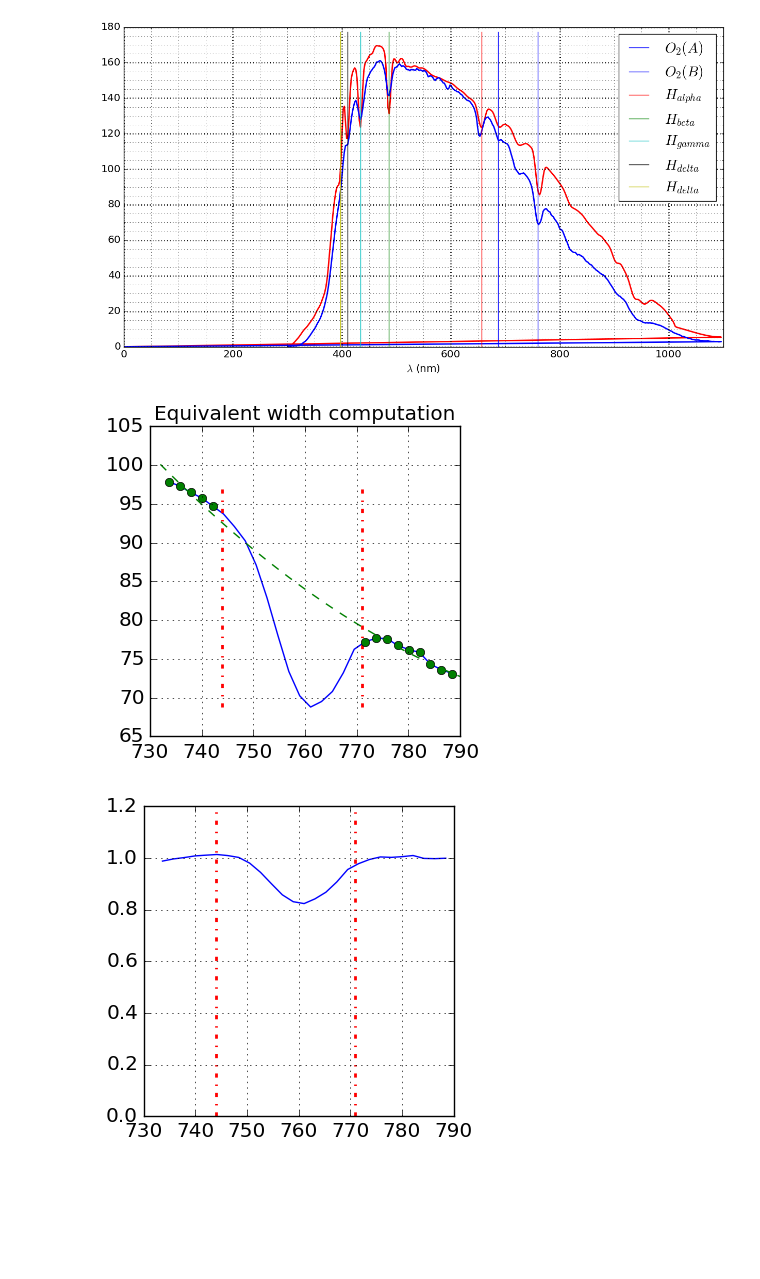
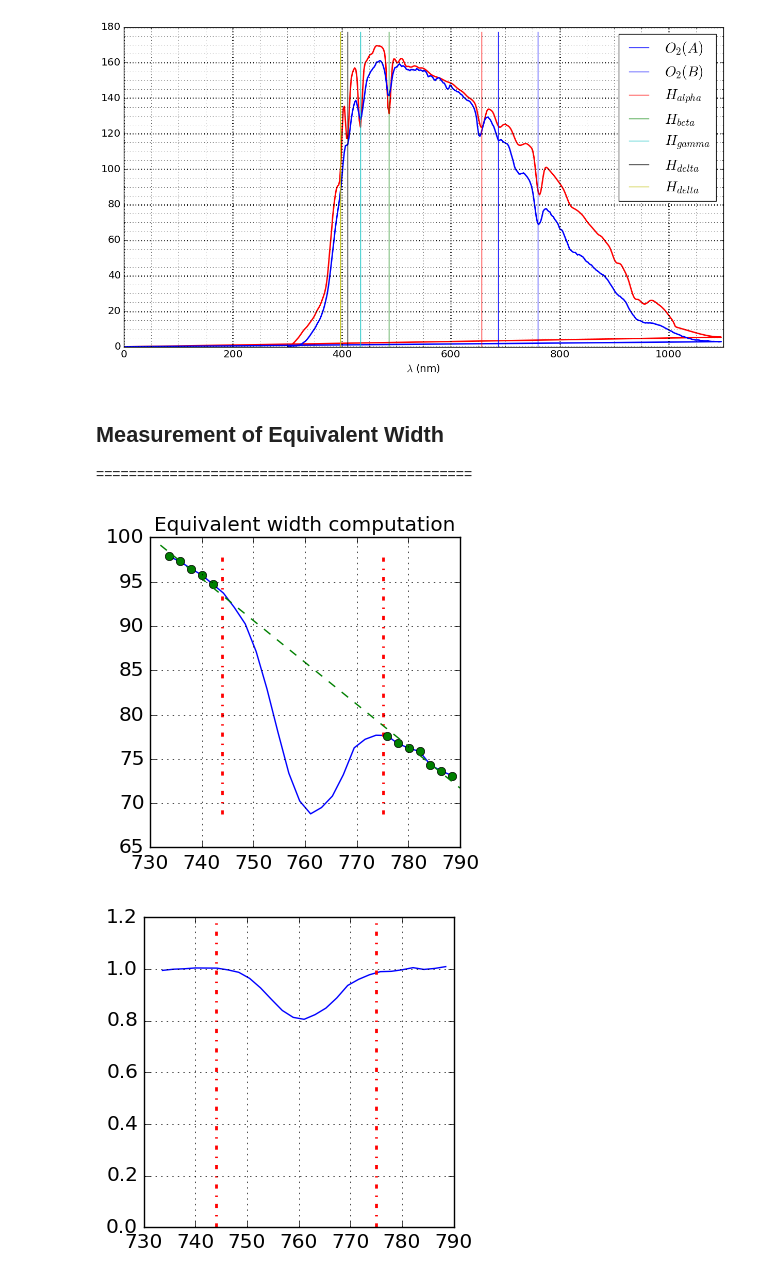
Before and after one commit to sylvielsstfr/CTIOAna2016, a Jupyter notebook: ana_2016_11/AnaEqWdtDataSim_Spectrum_HD14943.ipynb, the cells around one changed output. Cells and saved outputs as stored; diff of their text form; code cells hidden in the pictures; blank space fills up the shorter version.

```diff
--- a/ana_2016_11/AnaEqWdtDataSim_Spectrum_HD14943.ipynb
+++ b/ana_2016_11/AnaEqWdtDataSim_Spectrum_HD14943.ipynb
@@ -388,6 +385,9 @@ ax.set_xlabel("$\lambda$ (nm)")
 # %% [output]
 <matplotlib.text.Text at 0x...>
 [figure]
+# %% [markdown]
+## Measurement of Equivalent Width
+==============================================
 # %%
 def ShowEquivalentWidth(wl,spec,wl1,wl2,wl3,wl4):
     """
@@ -410,7 +410,7 @@ def ShowEquivalentWidth(wl,spec,wl1,wl2,wl3,wl4):
     continuum_indexes=np.where(np.logical_or(np.logical_and(wl>=wl1,wl<=wl2),np.logical_and(wl>=wl3,wl<wl4)))
     x_cont=wl[continuum_indexes]
     y_cont=spec[continuum_indexes]
-    z_cont_fit=np.polyfit(x_cont, y_cont,2)
+    z_cont_fit=np.polyfit(x_cont, y_cont,1)
 
     pol_cont_fit=np.poly1d(z_cont_fit)
 
@@ -457,8 +457,8 @@ def ShowEquivalentWidth(wl,spec,wl1,wl2,wl3,wl4):
 
     return equivalent_width
 # %%
-EQW = ShowEquivalentWidth(thewl,thespectrum,732,744,771,790)
+EQW = ShowEquivalentWidth(thewl,thespectrum,732,744,775,790)
 # %% [output]
-[figure, old version]
+[figure, new version]
-[figure, old version]
+[figure, new version]
 # %%
```
Also changed, not shown: parts of 36 cells of this notebook.
